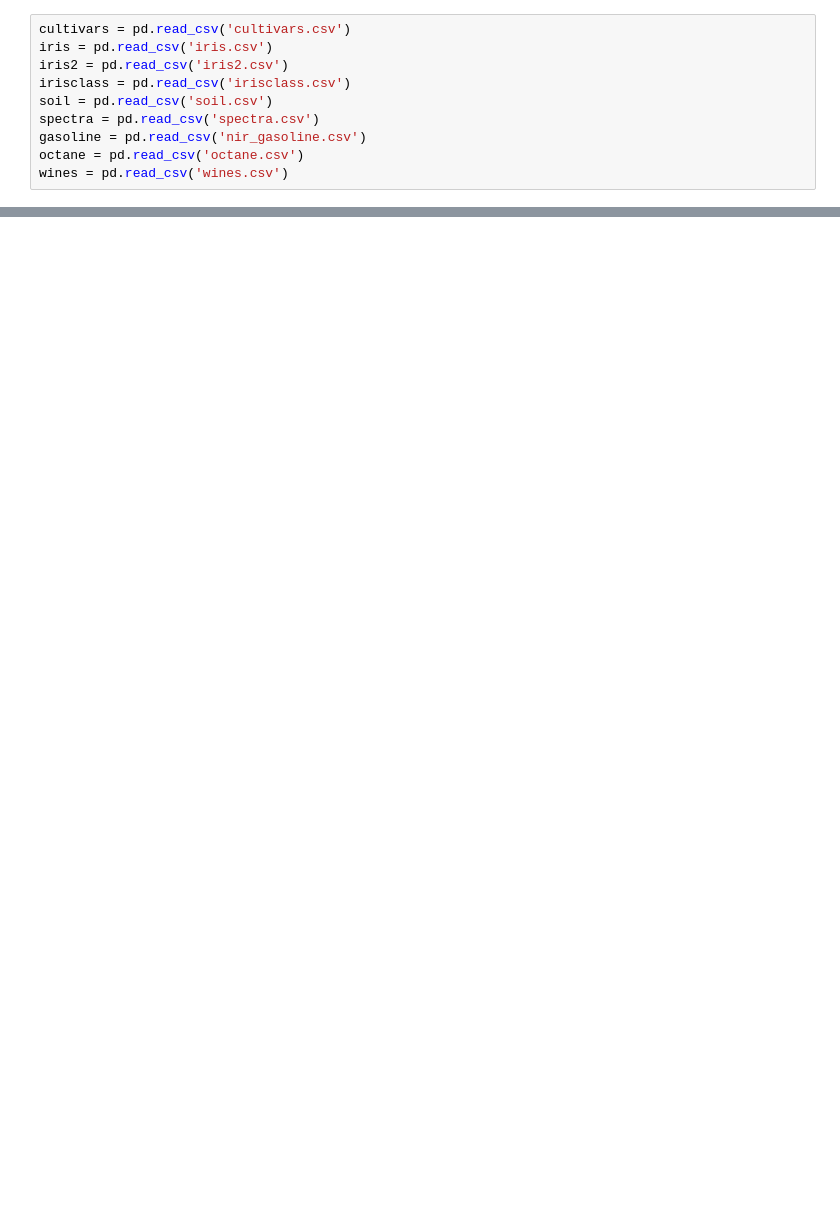
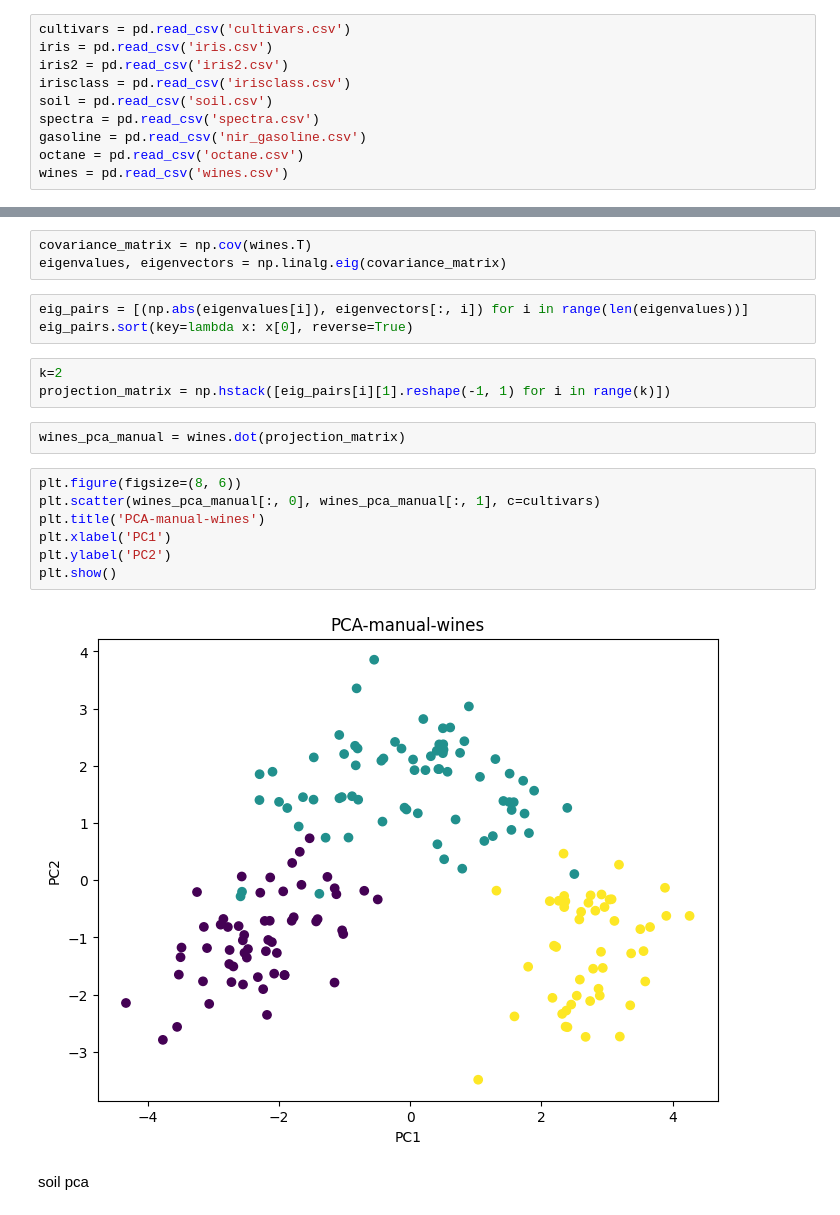
Before and after one commit to JaiVR/nir_chemometrics, a Jupyter notebook: chemometrics.ipynb, the cells around one changed output, grey strips where cells are left out. Cells and saved outputs as stored; diff of their text form; blank space fills up the shorter version.

```diff
--- a/chemometrics.ipynb
+++ b/chemometrics.ipynb
@@ -55,0 +390,22 @@ spectra = pd.read_csv('spectra.csv', header=None, names=column_names_spectra).dr
+# %%
+covariance_matrix = np.cov(wines.T)
+eigenvalues, eigenvectors = np.linalg.eig(covariance_matrix)
+# %%
+eig_pairs = [(np.abs(eigenvalues[i]), eigenvectors[:, i]) for i in range(len(eigenvalues))]
+eig_pairs.sort(key=lambda x: x[0], reverse=True)
+# %%
+k=2
+projection_matrix = np.hstack([eig_pairs[i][1].reshape(-1, 1) for i in range(k)])
+# %%
+wines_pca_manual = wines.dot(projection_matrix)
+# %%
+plt.figure(figsize=(8, 6))
+plt.scatter(wines_pca_manual[:, 0], wines_pca_manual[:, 1], c=cultivars)
+plt.title('PCA-manual-wines')
+plt.xlabel('PC1')
+plt.ylabel('PC2')
+plt.show()
+# %% [output]
+[figure, added]
+# %% [markdown]
+soil pca
```
Also changed, not shown: parts of 37 cells of this notebook.
